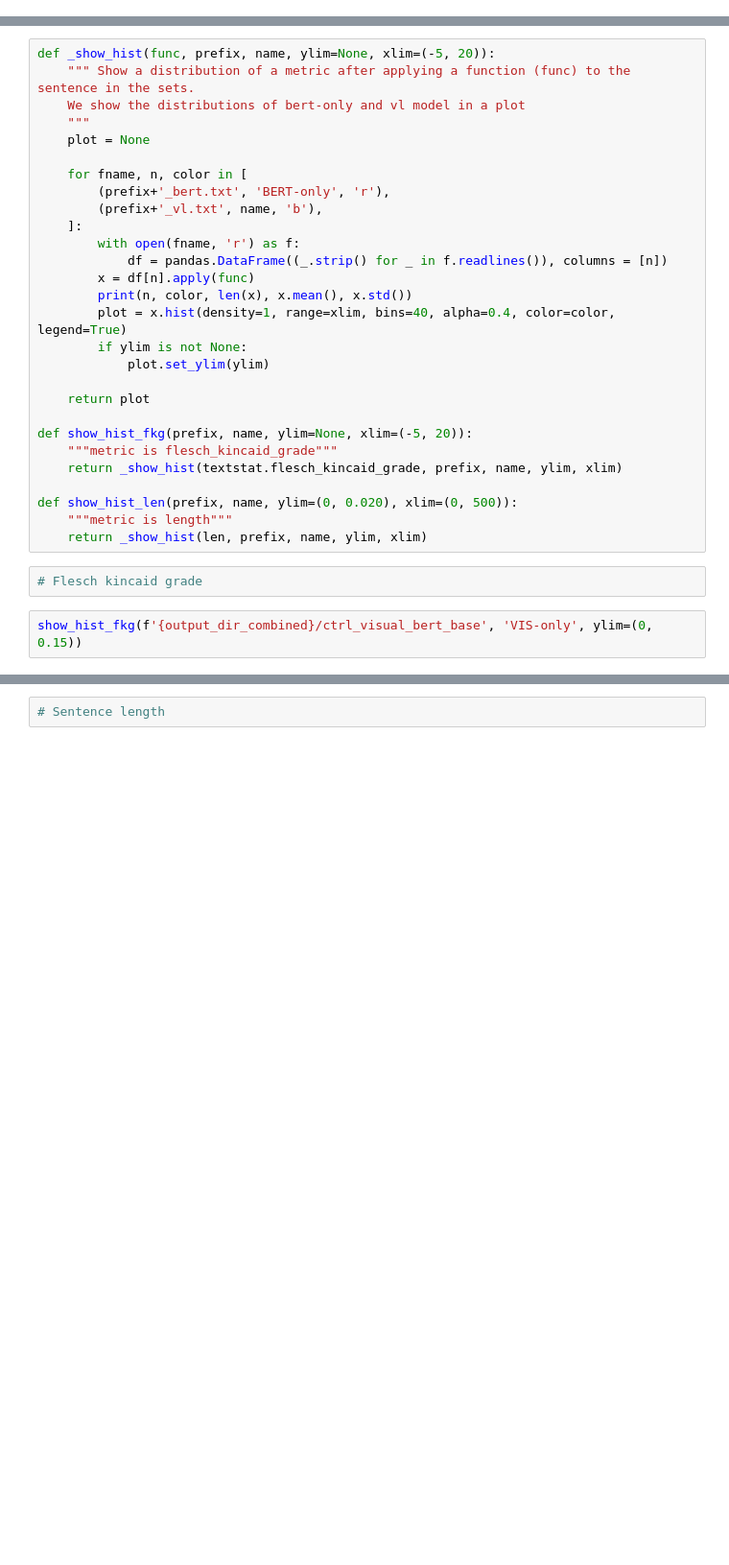
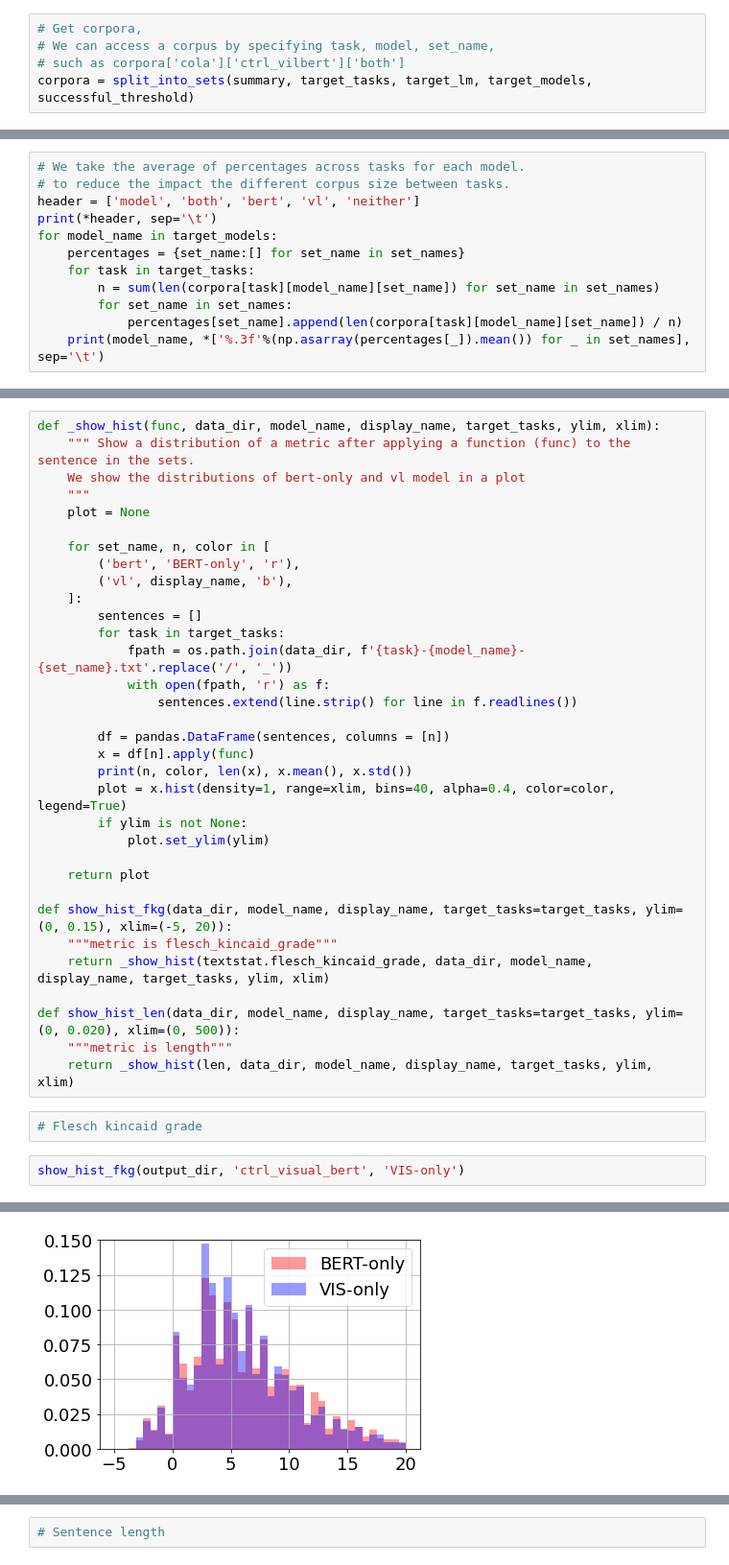
Before and after one commit to Alab-NII/eval_vl_glue, a Jupyter notebook: evaluation/analysis/error_analysis.ipynb, the cells around one changed output, grey strips where cells are left out. Shown at 96% size. Cells and saved outputs as stored; diff of their text form; blank space fills up the shorter version.

```diff
--- a/evaluation/analysis/error_analysis.ipynb
+++ b/evaluation/analysis/error_analysis.ipynb
@@ -159,3 +174,8 @@ for task in target_tasks:
     for model_name in target_models:
         summary[task][model_name] = summarize_across_runs(root_path, model_name, task, target_runs, target_split)
+# %%
+# Get corpora,
+# We can access a corpus by specifying task, model, set_name,
+# such as corpora['cola']['ctrl_vilbert']['both']
+corpora = split_into_sets(summary, target_tasks, target_lm, target_models, successful_threshold)
 # %%
@@ -175,0 +196,12 @@ for model_name in target_models:
+# %%
+# We take the average of percentages across tasks for each model.
+# to reduce the impact the different corpus size between tasks.
+header = ['model', 'both', 'bert', 'vl', 'neither']
+print(*header, sep='\t')
+for model_name in target_models:
+    percentages = {set_name:[] for set_name in set_names}
+    for task in target_tasks:
+        n = sum(len(corpora[task][model_name][set_name]) for set_name in set_names)
+        for set_name in set_names:
+            percentages[set_name].append(len(corpora[task][model_name][set_name]) / n)
+    print(model_name, *['%.3f'%(np.asarray(percentages[_]).mean()) for _ in set_names], sep='\t')
@@ -186,16 +227,21 @@ matplotlib.rcParams.update({'font.size': 18})
 # %%
-def _show_hist(func, prefix, name, ylim=None, xlim=(-5, 20)):
+def _show_hist(func, data_dir, model_name, display_name, target_tasks, ylim, xlim):
     """ Show a distribution of a metric after applying a function (func) to the sentence in the sets.
     We show the distributions of bert-only and vl model in a plot
     """
     plot = None
 
-    for fname, n, color in [
-        (prefix+'_bert.txt', 'BERT-only', 'r'),
-        (prefix+'_vl.txt', name, 'b'),
+    for set_name, n, color in [
+        ('bert', 'BERT-only', 'r'),
+        ('vl', display_name, 'b'),
     ]:
-        with open(fname, 'r') as f:
-            df = pandas.DataFrame((_.strip() for _ in f.readlines()), columns = [n])
+        sentences = []
+        for task in target_tasks:
+            fpath = os.path.join(data_dir, f'{task}-{model_name}-{set_name}.txt'.replace('/', '_'))
+            with open(fpath, 'r') as f:
+                sentences.extend(line.strip() for line in f.readlines())
+
+        df = pandas.DataFrame(sentences, columns = [n])
         x = df[n].apply(func)
         print(n, color, len(x), x.mean(), x.std())
         plot = x.hist(density=1, range=xlim, bins=40, alpha=0.4, color=color, legend=True)
@@ -204,14 +250,15 @@ def _show_hist(func, prefix, name, ylim=None, xlim=(-5, 20)):
 
     return plot
 
-def show_hist_fkg(prefix, name, ylim=None, xlim=(-5, 20)):
+def show_hist_fkg(data_dir, model_name, display_name, target_tasks=target_tasks, ylim=(0, 0.15), xlim=(-5, 20)):
     """metric is flesch_kincaid_grade"""
-    return _show_hist(textstat.flesch_kincaid_grade, prefix, name, ylim, xlim)
+    return _show_hist(textstat.flesch_kincaid_grade, data_dir, model_name, display_name, target_tasks, ylim, xlim)
 
-def show_hist_len(prefix, name, ylim=(0, 0.020), xlim=(0, 500)):
+def show_hist_len(data_dir, model_name, display_name, target_tasks=target_tasks, ylim=(0, 0.020), xlim=(0, 500)):
     """metric is length"""
-    return _show_hist(len, prefix, name, ylim, xlim)
+    return _show_hist(len, data_dir, model_name, display_name, target_tasks, ylim, xlim)
 # %%
 # Flesch kincaid grade
 # %%
-show_hist_fkg(f'{output_dir_combined}/ctrl_visual_bert_base', 'VIS-only', ylim=(0, 0.15))
+show_hist_fkg(output_dir, 'ctrl_visual_bert', 'VIS-only')
+# %% [output]
@@ -218 +268,2 @@ show_hist_fkg(f'{output_dir_combined}/ctrl_visual_bert_base', 'VIS-only', ylim=(
+[figure, added]
 # %%
```
Also changed, not shown: parts of 22 cells of this notebook, 5 other files.
